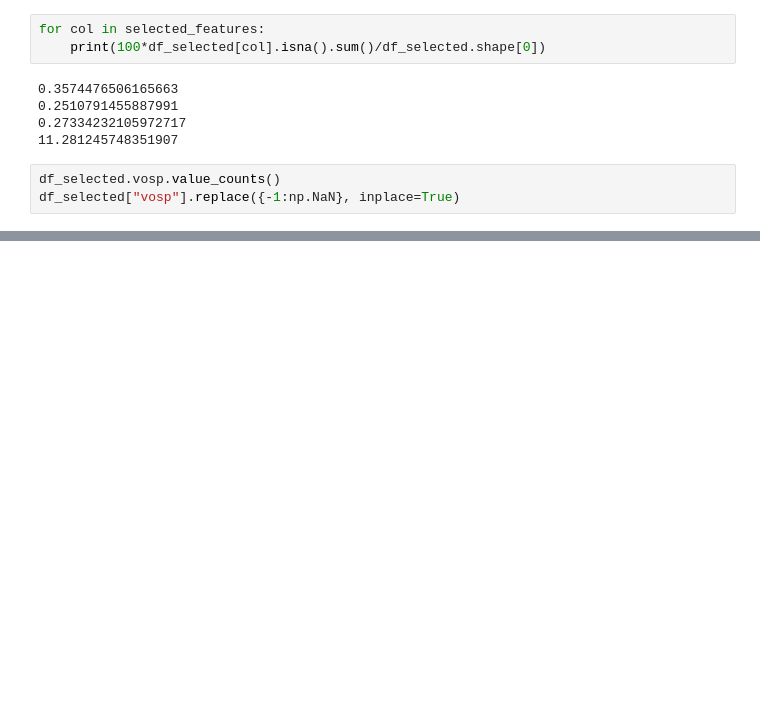
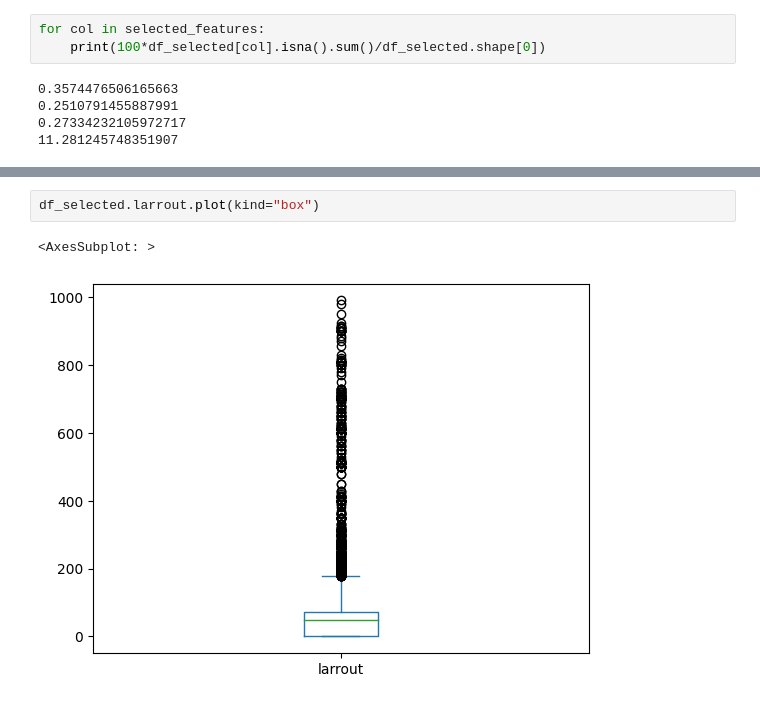
Before and after one commit to YoanGab/challenge_ia_accidentologie_velos, a Jupyter notebook: notebook/get_dataset.ipynb, the cells around one changed output, grey strips where cells are left out. Drawn from its saved outputs; the diff is of its cells as text; blank space fills up the shorter version.

```diff
--- a/notebook/get_dataset.ipynb
+++ b/notebook/get_dataset.ipynb
@@ -247,6 +251,3 @@ for col in selected_features:
 0.2510791455887991
 0.27334232105972717
 11.281245748351907
-# %%
-df_selected.vosp.value_counts()
-df_selected["vosp"].replace({-1:np.NaN}, inplace=True)
@@ -308,0 +347,5 @@ Name: larrout, Length: 80851, dtype: float64
+# %%
+df_selected.larrout.plot(kind="box")
+# %% [output]
+<AxesSubplot: >
+[figure, added]
```
Also changed, not shown: parts of 16 cells of this notebook.
